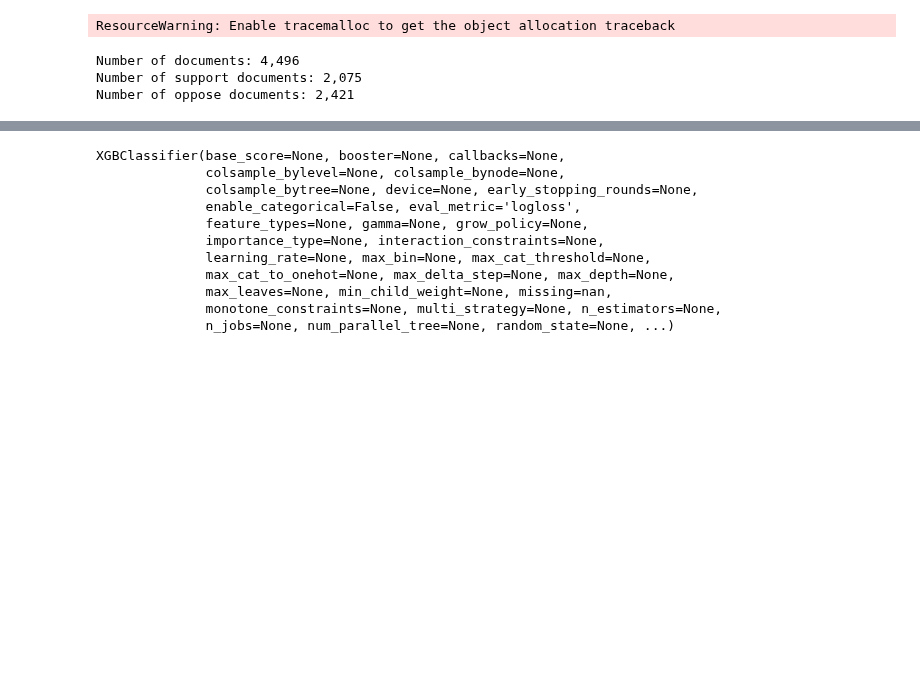
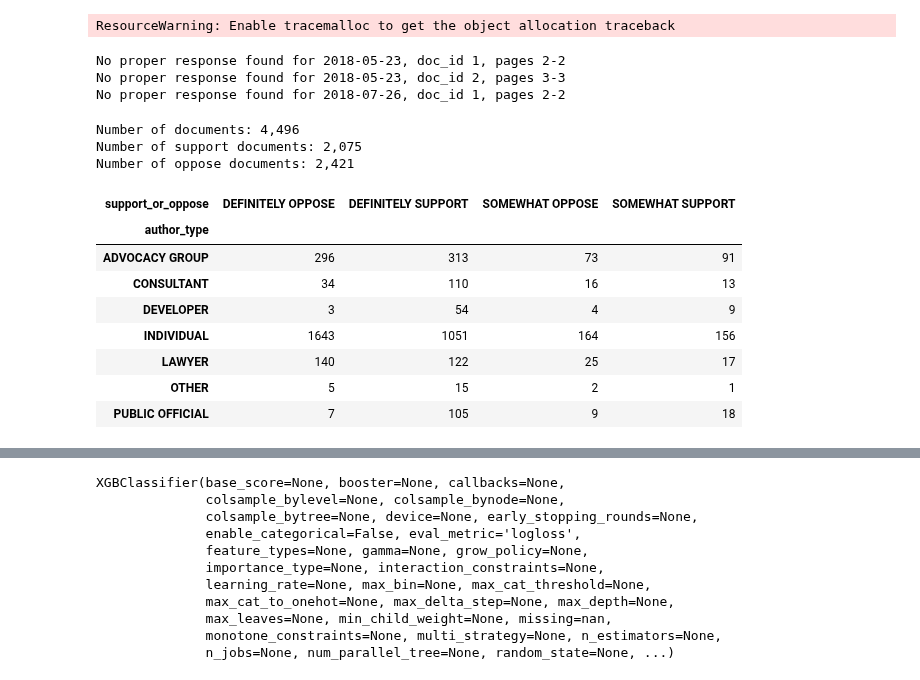
Before and after one commit to ed-kung/lacpc, a Jupyter notebook: src/notebooks/wordclouds.ipynb, the cells around one changed output, grey strips where cells are left out. Drawn from its saved outputs; the diff is of its cells as text; code cells hidden in the pictures; blank space fills up the shorter version.

```diff
--- a/src/notebooks/wordclouds.ipynb
+++ b/src/notebooks/wordclouds.ipynb
@@ -35,7 +35,11 @@ OPPOSE_TAGS = ['DEFINITELY OPPOSE', 'SOMEWHAT OPPOSE']
 # %% [output]
 ResourceWarning: Enable tracemalloc to get the object allocation traceback
 # %%
-df = dt.get_supplemental_docs(verbose=False, clean=False)
+df = dt.get_supplemental_docs()
+# %% [output]
+No proper response found for 2018-05-23, doc_id 1, pages 2-2
+No proper response found for 2018-05-23, doc_id 2, pages 3-3
+No proper response found for 2018-07-26, doc_id 1, pages 2-2
 # %%
 idx = df['support_or_oppose'].isin(SUPPORT_TAGS + OPPOSE_TAGS)
 idx_support = df['support_or_oppose'].isin(SUPPORT_TAGS)
@@ -52 +57,13 @@ Number of oppose documents: 2,421
 df2 = df.loc[idx].reset_index(drop=True)
+# %%
+pd.crosstab(df2['author_type'].fillna('NA'), df2['support_or_oppose'])
+# %% [output]
+| support_or_oppose | DEFINITELY OPPOSE | DEFINITELY SUPPORT | SOMEWHAT OPPOSE | SOMEWHAT SUPPORT |
+| author_type |  |  |  |  |
+| ADVOCACY GROUP | 296 | 313 | 73 | 91 |
+| CONSULTANT | 34 | 110 | 16 | 13 |
+| DEVELOPER | 3 | 54 | 4 | 9 |
+| INDIVIDUAL | 1643 | 1051 | 164 | 156 |
+| LAWYER | 140 | 122 | 25 | 17 |
+| OTHER | 5 | 15 | 2 | 1 |
+| PUBLIC OFFICIAL | 7 | 105 | 9 | 18 |
```
Also changed, not shown: parts of 7 cells of this notebook, 1 other file.
